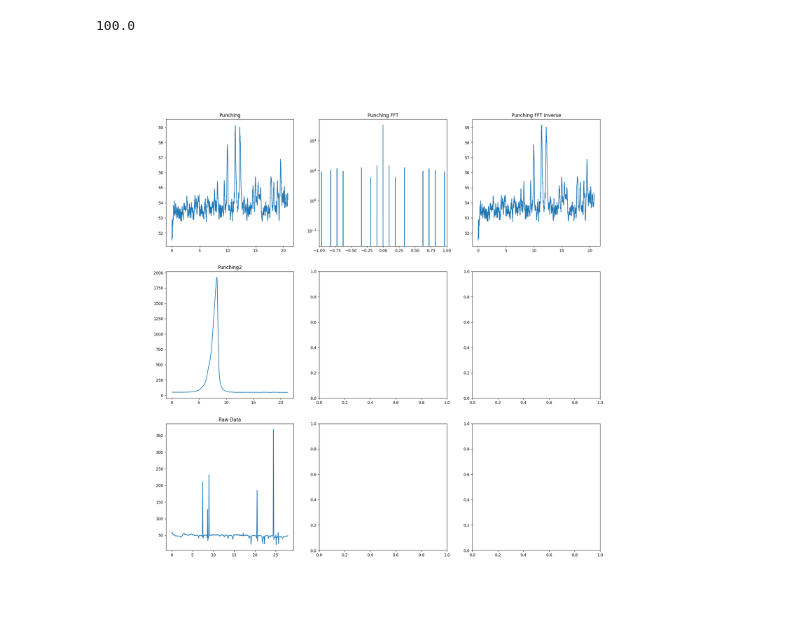
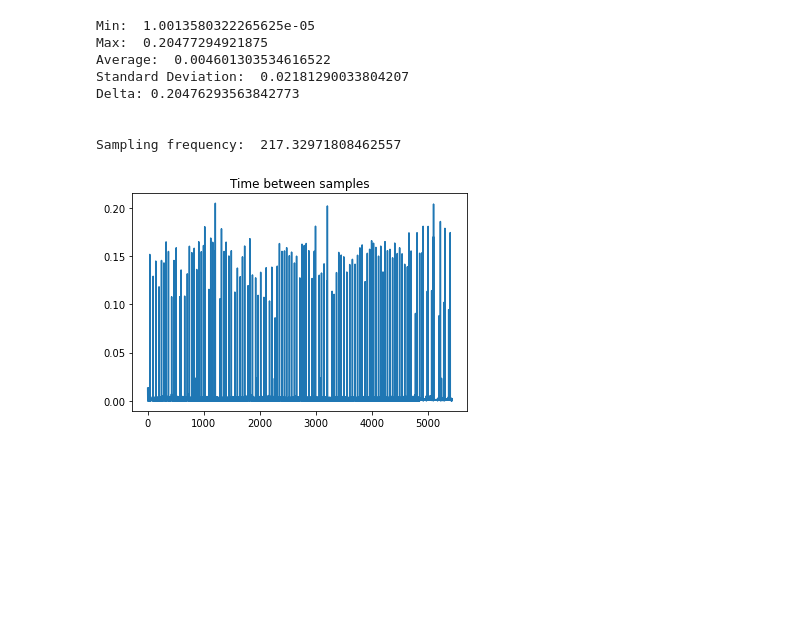
Before and after one commit to pvelesko/UDPMonitorPython, a Jupyter notebook: magpylib_testing.ipynb, the cells around one changed output. Saved outputs shown, nothing was run; the diff lists cells and outputs as text; code cells hidden in the pictures; blank space fills up the shorter version.

```diff
--- a/magpylib_testing.ipynb
+++ b/magpylib_testing.ipynb
@@ -86,38 +36,0 @@ def calc_signal_stats(signal):
-# %%
-# plt.switch_backend("macosx")
-%matplotlib widget
-fig = plt.figure(figsize=(20, 20))
-ax = fig.subplots(3,3)
-print(fs)
-t_punching, b_punching = load_data('punching.csv')
-b_punching_fft = np.fft.fft(b_punching)
-b_punching_freq = np.fft.fftfreq(len(b_punching), 1/fs)
-
-ax[0][0].plot(t_punching, b_punching)
-ax[0][0].set_title('Punching')
-
-ax[0][1].semilogy(b_punching_freq, b_punching_fft)
-ax[0][1].set_title('Punching FFT')
-ax[0][1].set_xlim(-1, 1)
-
-b_punching_fft_inv = np.fft.ifft(b_punching_fft)
-b_punching_freq = np.fft.fftfreq(len(b_punching), 1/fs)
-
-ax[0][2].plot(t_punching, b_punching_fft_inv)
-ax[0][2].set_title('Punching FFT Inverse')
-# ax[0][2].set_xlim(-1, 1)
-
-
-
-t_punching2, b_punching2 = load_data('punching2.csv')
-ax[1][0].plot(t_punching2, b_punching2)
-ax[1][0].set_title('Punching2')
-
-t_raw, b_raw = load_data('raw_data.csv')
-ax[2][0].plot(t_raw, b_raw)
-ax[2][0].set_title('Raw Data')
-
-plt.show()
-# %% [output]
-100.0
-[figure, removed]
@@ -124,2 +41,25 @@ plt.show()
+# %%
+# Calculate sampling frequency
+def calc_fs(timestamps):
+    tdiff = []
+    for i in range(1, len(timestamps)):
+        tdiff.append(float(timestamps[i]) - float(timestamps[i-1]))
+    calc_signal_stats(tdiff)
+    fs = 1/np.mean(tdiff)
+    plt.plot(tdiff)
+    plt.title("Time between samples")
+    print('Sampling frequency: ', fs)
+    return fs
+fs = calc_fs(t_slide)
+# %% [output]
+Min:  1.0013580322265625e-05
+Max:  0.20477294921875
+Average:  0.004601303534616522
+Standard Deviation:  0.02181290033804207
+Delta: 0.20476293563842773
+
+
+Sampling frequency:  217.32971808462557
+[figure, added]
 # %%
 # CALCULATE NOISE
```
Also changed, not shown: parts of 22 cells of this notebook, 7 other files.
